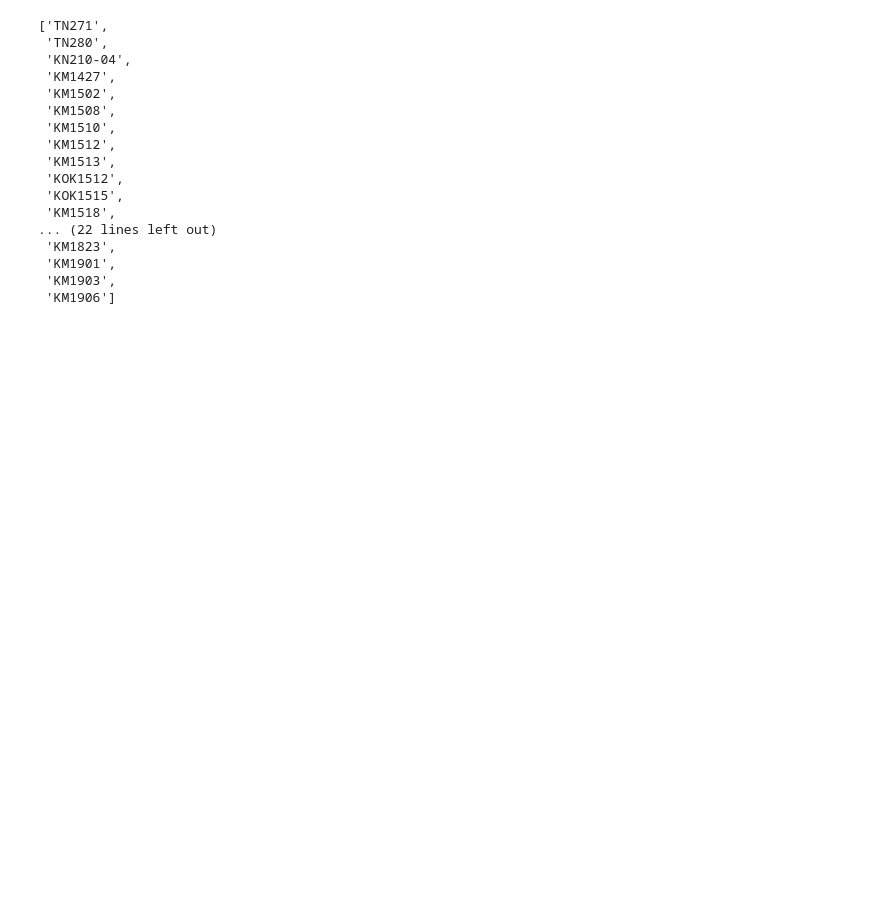
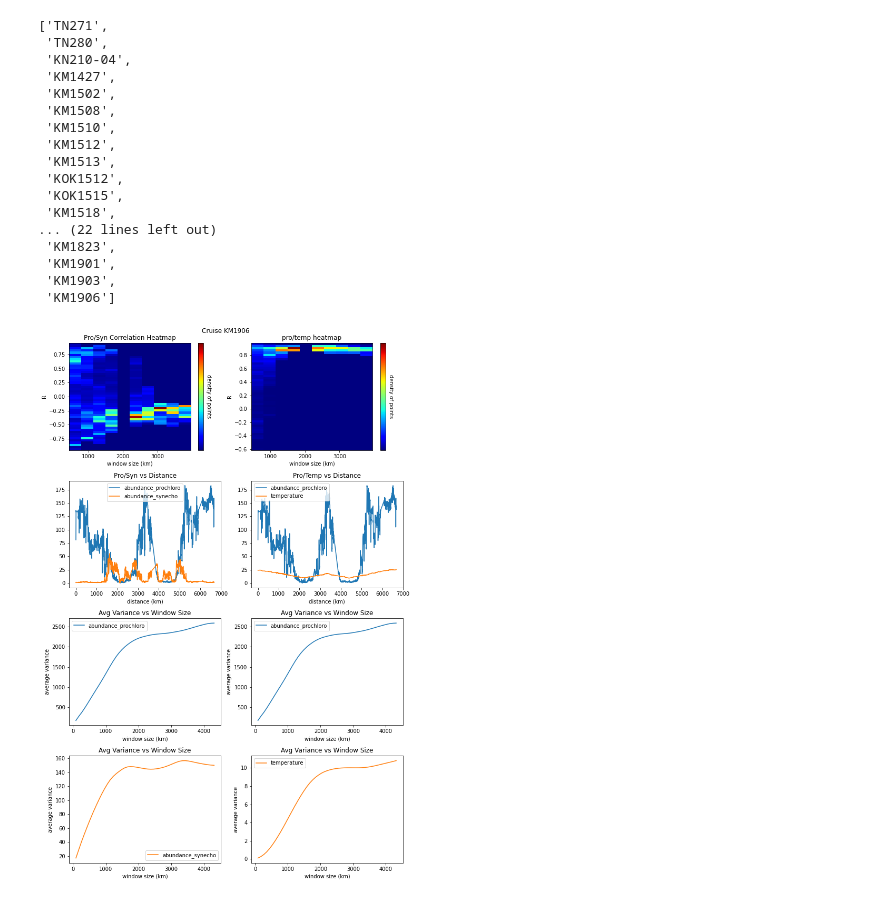
Before and after one commit to barbara42/seaflow_analysis, a Jupyter notebook: Seaflow Time Series Analysis.ipynb, the cells around one changed output. Cells and saved outputs as stored; diff of their text form; code cells hidden in the pictures; blank space fills up the shorter version.

```diff
--- a/Seaflow Time Series Analysis.ipynb
+++ b/Seaflow Time Series Analysis.ipynb
@@ -587,3 +606,65 @@ for cruise_name in valid_cruises:
 
     # get varience (of pro? of syn? IDK ) vs distance
     pass
+# %%
+import matplotlib.backends.backend_pdf
+
+pdf = matplotlib.backends.backend_pdf.PdfPages("output.pdf")
+
+fig, axs = plt.subplots(4, 2)
+ax00 = axs[0,0] # pro/syn heatmap
+ax01 = axs[0,1] # pro/temp heatmap
+ax10 = axs[1,0] # pro/syn vs distance
+ax11 = axs[1,1] # pro/temp vs distance
+ax20 = axs[2,0] # pro variance
+ax21 = axs[2,1] # syn variance
+ax30 = axs[3,0] # pro variance
+ax31 = axs[3,1] # temp var
+
+# pro/syn heatmap
+plot_corr_coefs_heatmap(cruise_name, pro, syn, window_sizes=range(1,5001,500), kind='hist2d', \
+                        title=f'Pro/Syn Correlation Heatmap', ax=ax00, fig=fig)
+
+# pro/temp heatmap
+plot_corr_coefs_heatmap(cruise_name, pro, 'temperature', window_sizes=range(1,5001,500), kind='hist2d', \
+                        title=f'Pro/Temp Correlation Heatmap', ax=ax01, fig=fig)
+
+ax01.plot(df_master[pro], df_master['temperature']) # TODO: pro/temp heatmap
+ax01.set_title(f'pro/temp heatmap')
+
+# pro/syn vs distance
+ax10.plot(df_master['distance_km'], df_master[pro], label=pro)
+ax10.plot(df_master['distance_km'], df_master[syn], label=syn)
+ax10.set_title(f'Pro/Syn vs Distance')
+ax10.set_xlabel('distance (km)')
+ax10.legend()
+
+# pro/temp vs distance
+ax11.plot(df_master['distance_km'], df_master[pro], label=pro)
+ax11.plot(df_master['distance_km'], df_master['temperature'], label='temperature')
+ax11.set_title(f'Pro/Temp vs Distance')
+ax11.set_xlabel('distance (km)')
+ax11.legend()
+
+
+# TODO: variance as a function of window
+plot_variance_for_window_size(pro, ax=ax20)
+plot_variance_for_window_size(syn, ax=ax30, color='tab:orange')
+
+
+plot_variance_for_window_size(pro, ax=ax21)
+plot_variance_for_window_size('temperature', ax=ax31, color='tab:orange')
+
+
+fig.suptitle(f'Cruise {cruise_name}')
+fig.set_figwidth(10)
+fig.set_figheight(15)
+fig.tight_layout()
+
+
+# for fig in xrange(1, figure().number): ## will open an empty extra figure :(
+#     pdf.savefig( fig )
+
+# pdf.close()
+# %% [output]
+[figure, added]
```
Also changed, not shown: parts of 5 cells of this notebook.
